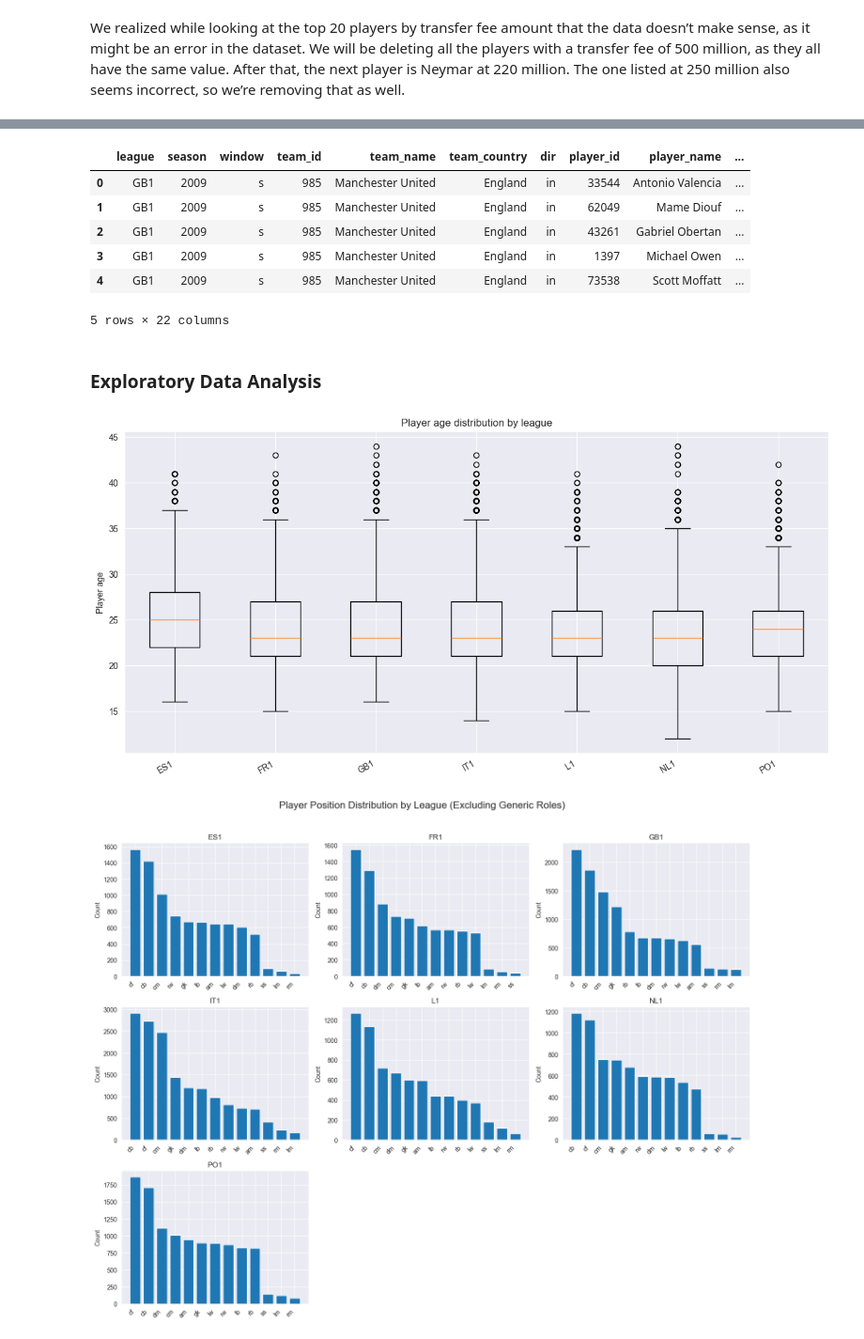
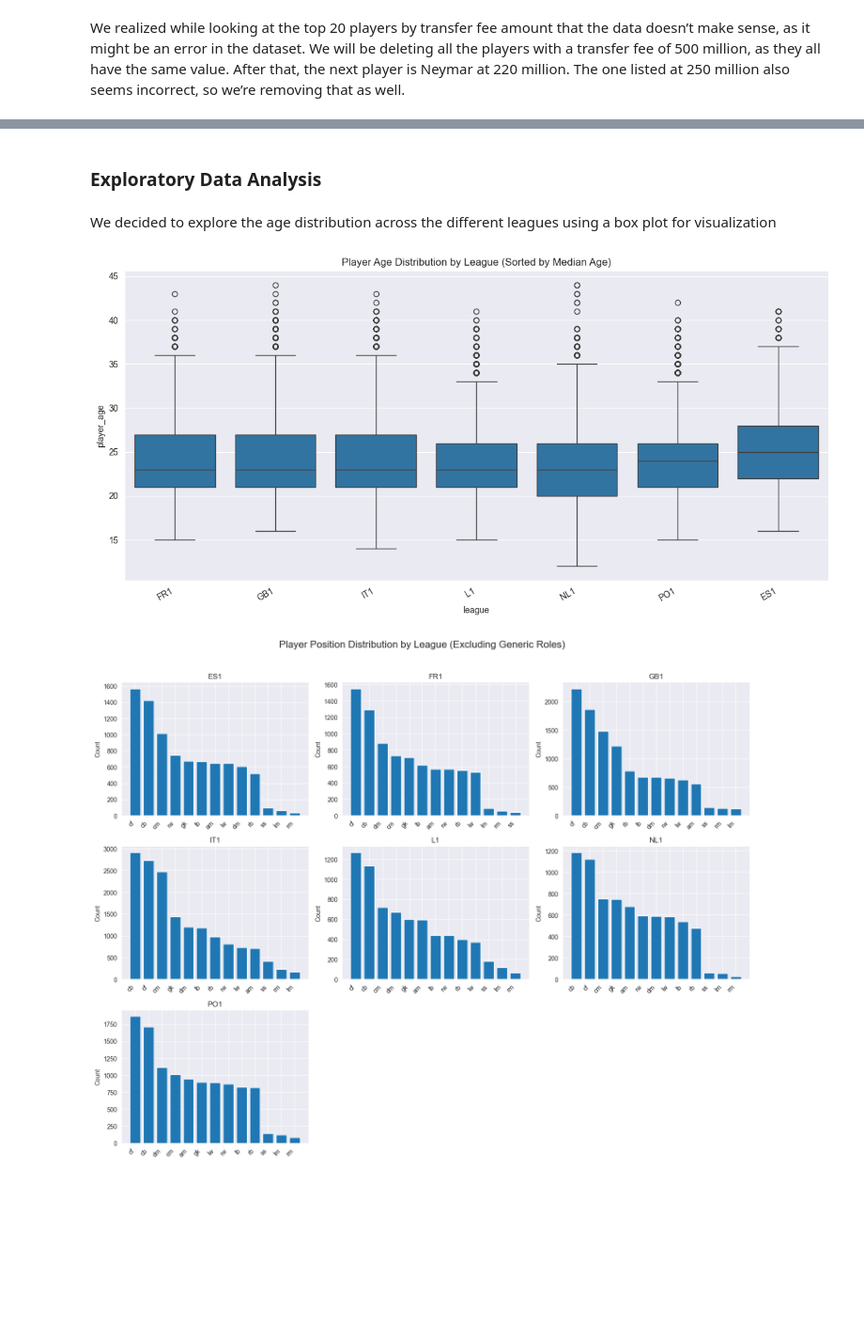
Before and after one commit to S-amuzu/CIP_G103, a Jupyter notebook: CIP.ipynb, the cells around one changed output, grey strips where cells are left out. Shown at 94% size. Saved outputs shown, nothing was run; the diff lists cells and outputs as text; code cells hidden in the pictures; blank space fills up the shorter version.

```diff
--- a/CIP.ipynb
+++ b/CIP.ipynb
@@ -417,29 +426,30 @@ transfer_es1 = transfer_df[transfer_df['league'] == 'ES1']
-# %%
-transfer_gb1.head(5)
-# %% [output]
-|  | league | season | window | team_id | team_name | team_country | dir | player_id | player_name | ... |
-| 0 | GB1 | 2009 | s | 985 | Manchester United | England | in | 33544 | Antonio Valencia | ... |
-| 1 | GB1 | 2009 | s | 985 | Manchester United | England | in | 62049 | Mame Diouf | ... |
-| 2 | GB1 | 2009 | s | 985 | Manchester United | England | in | 43261 | Gabriel Obertan | ... |
-| 3 | GB1 | 2009 | s | 985 | Manchester United | England | in | 1397 | Michael Owen | ... |
-| 4 | GB1 | 2009 | s | 985 | Manchester United | England | in | 73538 | Scott Moffatt | ... |
-5 rows × 22 columns
 # %% [markdown]
 ### Exploratory Data Analysis
-# %%
-leagues = transfer_df['league'].astype(str)
-league_order = sorted(leagues.unique())  # stable order
-box_data = [transfer_df.loc[transfer_df['league'] == lg, 'player_age'].values for lg in league_order]
-
-plt.figure(figsize=(12, 6))
-plt.boxplot(box_data, labels=league_order, vert=True, showfliers=True)
-plt.ylabel('Player age')
-plt.title('Player age distribution by league')
-plt.xticks(rotation=30, ha='right')
-plt.tight_layout()
-plt.show()
-# %% [output]
-[figure, removed]
+# %% [markdown]
+We decided to explore the age distribution across the different leagues using a box plot for visualization
+# %%
+# Create new variable for median player age_distribution across leagues
+order = (
+    transfer_df.groupby('league', observed=True)['player_age']
+    .median()
+    .sort_values()
+    .index
+)
+
+# Plot
+plt.figure(figsize=(12,6))
+sns.boxplot(
+    data=transfer_df,
+    x='league', y='player_age',
+    order=order,
+    showfliers=True
+)
+plt.title('Player Age Distribution by League (Sorted by Median Age)')
+plt.xticks(rotation=30, ha='right')
+plt.tight_layout()
+plt.show()
+# %% [output]
+[figure, added]
 # %%
 transfer_df['player_pos'] = transfer_df['player_pos'].astype(str).str.strip().str.lower()
 df_pos = transfer_df.dropna(subset=['league', 'player_pos'])
```
Also changed, not shown: parts of 27 cells of this notebook.
